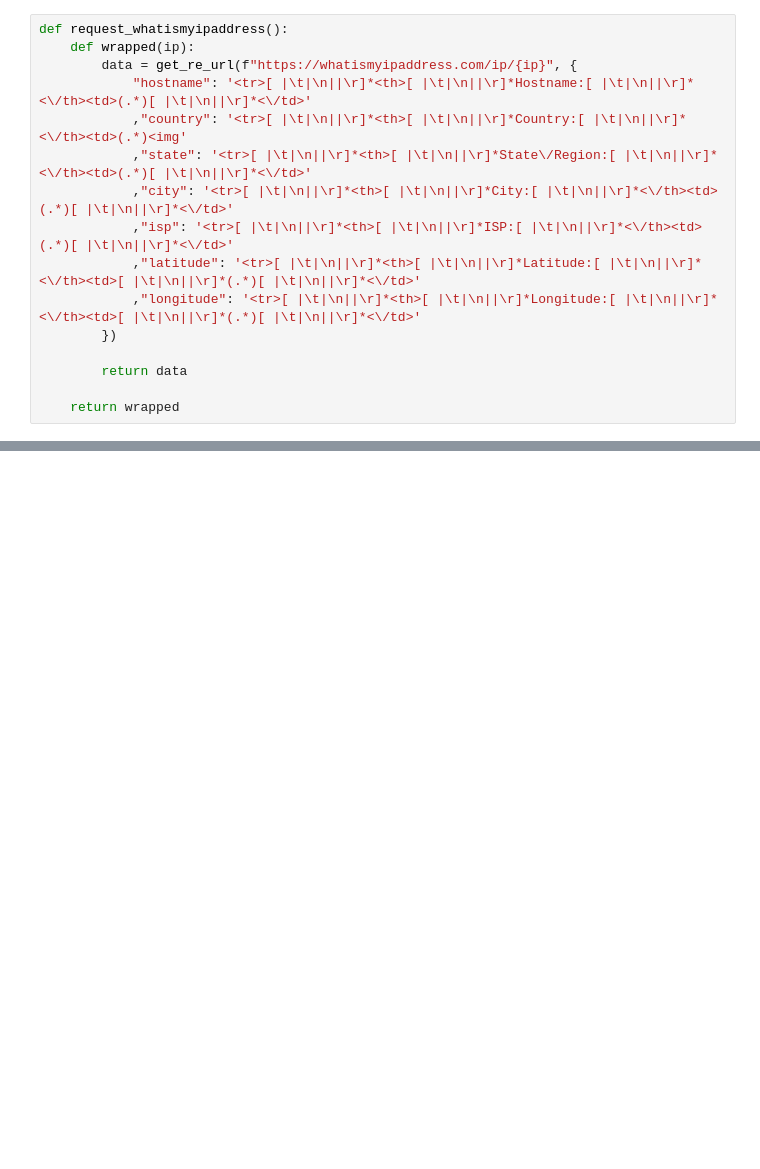
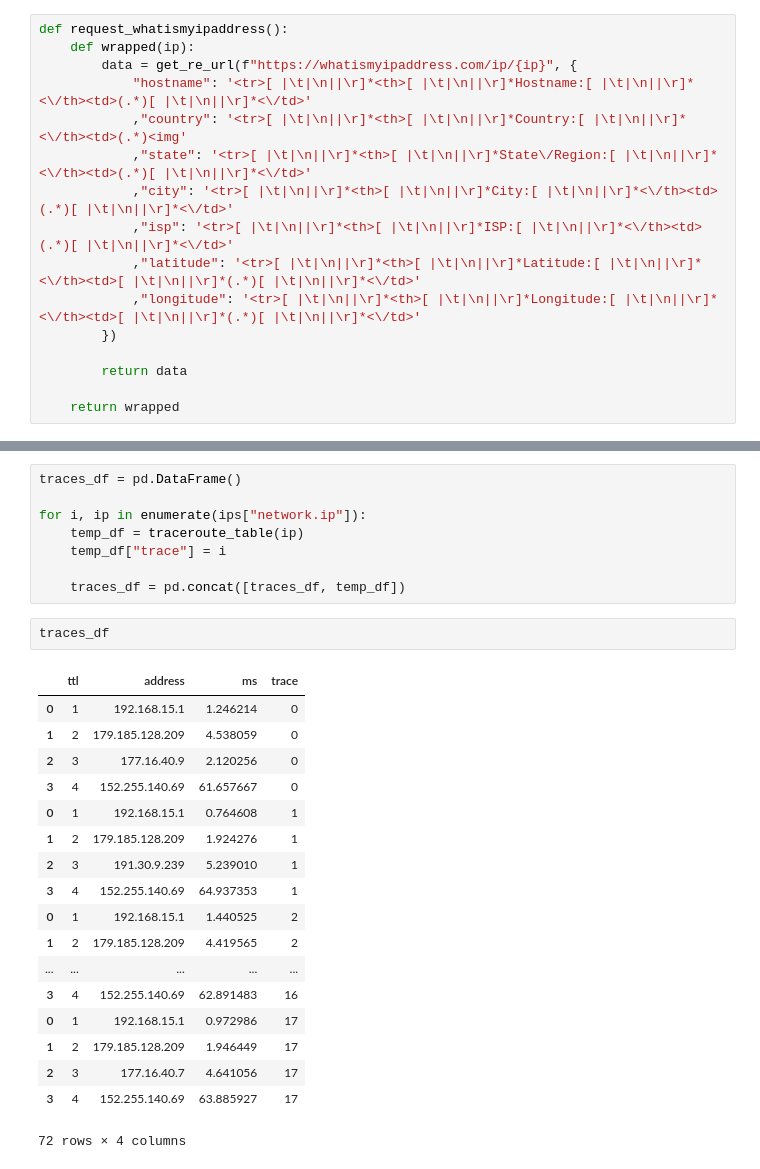
Before and after one commit to alaurentinoofficial/traceroute-scapy, a Jupyter notebook: Tranceroute and Data Mining.ipynb, the cells around one changed output, grey strips where cells are left out. Saved outputs shown, nothing was run; the diff lists cells and outputs as text; blank space fills up the shorter version.

```diff
--- a/Tranceroute and Data Mining.ipynb
+++ b/Tranceroute and Data Mining.ipynb
@@ -121,0 +171,29 @@ traceroute_table("www.polytechnique.edu")
+# %%
+traces_df = pd.DataFrame()
+
+for i, ip in enumerate(ips["network.ip"]):
+    temp_df = traceroute_table(ip)
+    temp_df["trace"] = i
+
+    traces_df = pd.concat([traces_df, temp_df])
+# %%
+traces_df
+# %% [output]
+|  | ttl | address | ms | trace |
+| 0 | 1 | 192.168.15.1 | 1.246214 | 0 |
+| 1 | 2 | 179.185.128.209 | 4.538059 | 0 |
+| 2 | 3 | 177.16.40.9 | 2.120256 | 0 |
+| 3 | 4 | 152.255.140.69 | 61.657667 | 0 |
+| 0 | 1 | 192.168.15.1 | 0.764608 | 1 |
+| 1 | 2 | 179.185.128.209 | 1.924276 | 1 |
+| 2 | 3 | 191.30.9.239 | 5.239010 | 1 |
+| 3 | 4 | 152.255.140.69 | 64.937353 | 1 |
+| 0 | 1 | 192.168.15.1 | 1.440525 | 2 |
+| 1 | 2 | 179.185.128.209 | 4.419565 | 2 |
+| ... | ... | ... | ... | ... |
+| 3 | 4 | 152.255.140.69 | 62.891483 | 16 |
+| 0 | 1 | 192.168.15.1 | 0.972986 | 17 |
+| 1 | 2 | 179.185.128.209 | 1.946449 | 17 |
+| 2 | 3 | 177.16.40.7 | 4.641056 | 17 |
+| 3 | 4 | 152.255.140.69 | 63.885927 | 17 |
+72 rows × 4 columns
```
Also changed, not shown: parts of 5 cells of this notebook.
